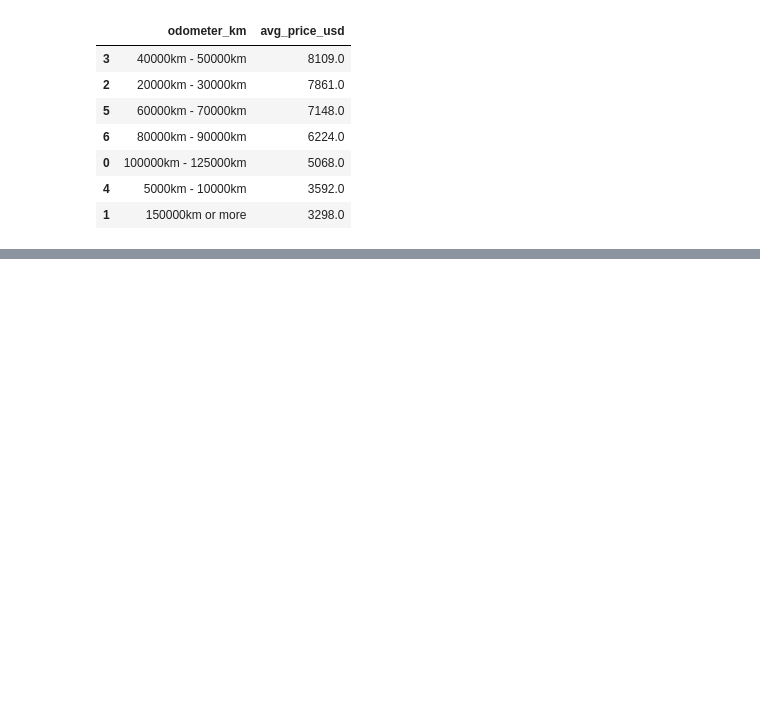
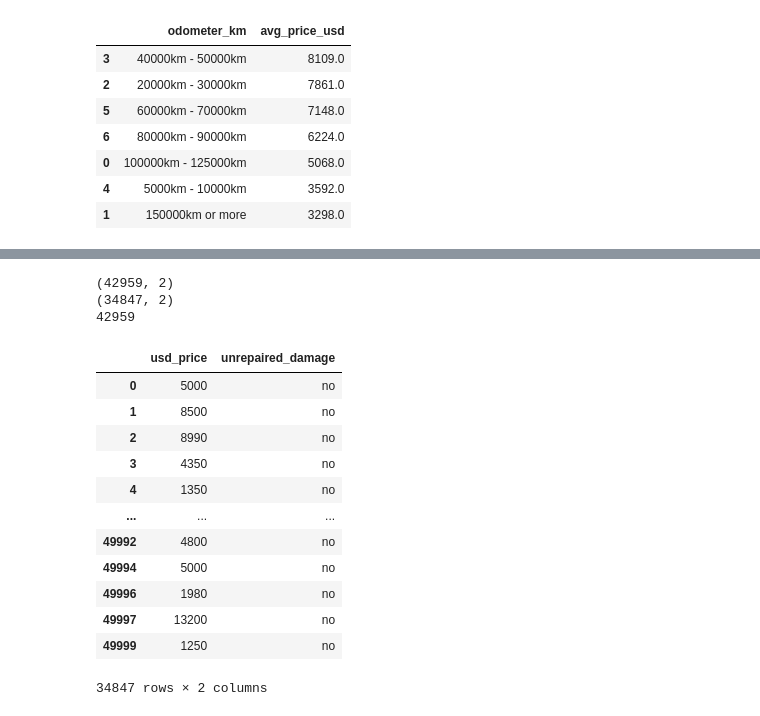
Before and after one commit to Lippins/Ebay_car_sales, a Jupyter notebook: notebook.ipynb, the cells around one changed output, grey strips where cells are left out. Cells and saved outputs as stored; diff of their text form; code cells hidden in the pictures; blank space fills up the shorter version.

Commit message:
Explore damage and car price

```diff
--- a/notebook.ipynb
+++ b/notebook.ipynb
@@ -1049,0 +1084,24 @@ price_by_mileage
+# %%
+price_damage_table = autos[['usd_price','unrepaired_damage']]
+print(price_damage_table.shape)
+price_damage_table.dropna(axis=0, inplace=True)
+print(price_damage_table.shape)
+print(price_damage_table.shape[0] + 8112) # verify the number of dropped columns with the no of NaN values (8112)
+price_damage_table
+# %% [output]
+(42959, 2)
+(34847, 2)
+42959
+|  | usd_price | unrepaired_damage |
+| 0 | 5000 | no |
+| 1 | 8500 | no |
+| 2 | 8990 | no |
+| 3 | 4350 | no |
+| 4 | 1350 | no |
+| ... | ... | ... |
+| 49992 | 4800 | no |
+| 49994 | 5000 | no |
+| 49996 | 1980 | no |
+| 49997 | 13200 | no |
+| 49999 | 1250 | no |
+34847 rows × 2 columns
```
Also changed, not shown: parts of 6 cells of this notebook.
